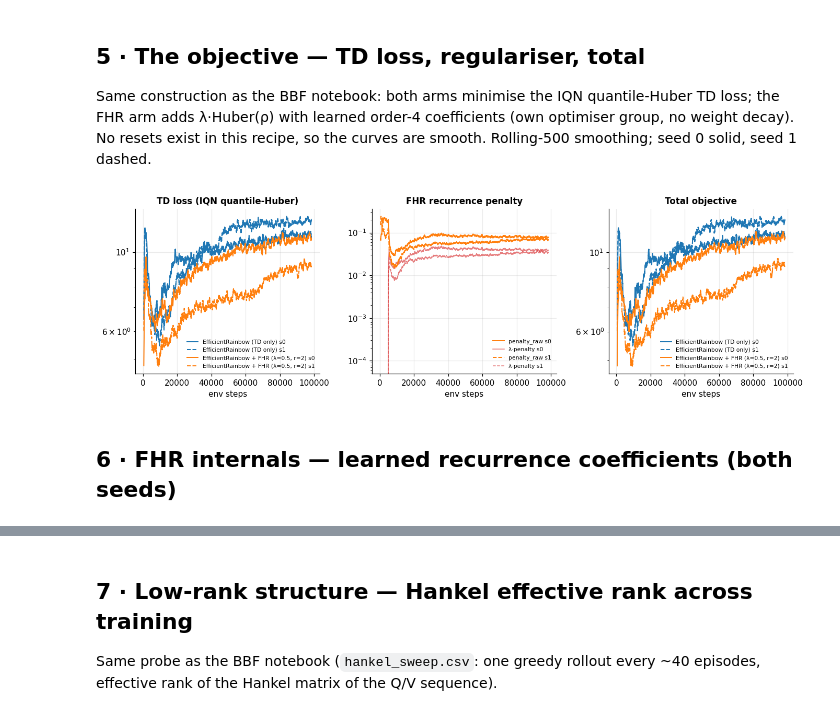
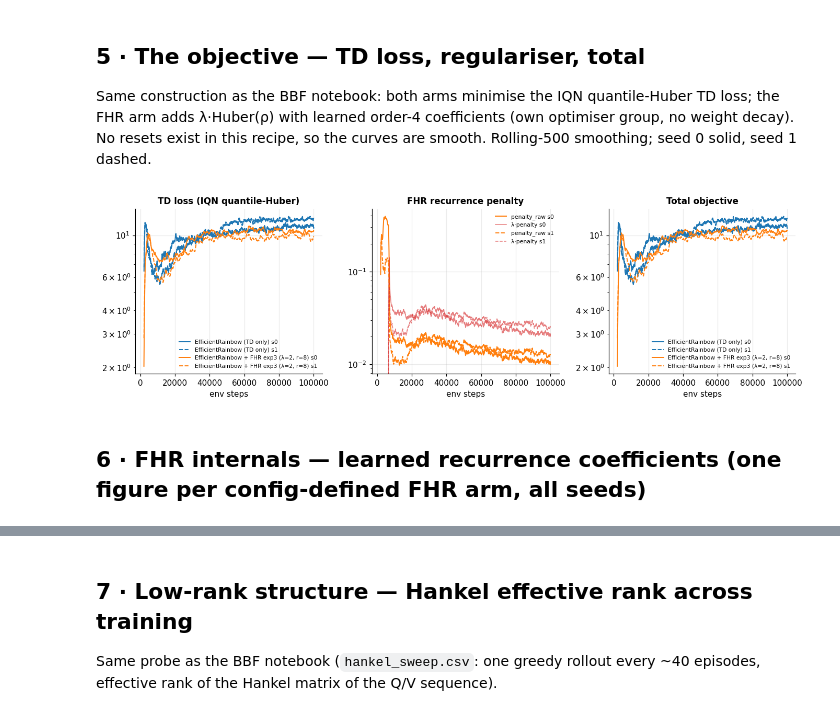
Before and after one commit to Souparna-Mandal/Low-Rank-RL-TL, a Jupyter notebook: experiments/atari/dqn_krull/exp_effrainbow_fhr_krull_results.ipynb, the cells around one changed output, grey strips where cells are left out. Drawn from its saved outputs; the diff is of its cells as text; code cells hidden in the pictures.

```diff
--- a/experiments/atari/dqn_krull/exp_effrainbow_fhr_krull_results.ipynb
+++ b/experiments/atari/dqn_krull/exp_effrainbow_fhr_krull_results.ipynb
@@ -269,30 +333,35 @@ loss; the FHR arm adds λ·Huber(ρ) with learned order-4 coefficients (own opti
 group, no weight decay). No resets exist in this recipe, so the curves are smooth.
 Rolling-500 smoothing; seed 0 solid, seed 1 dashed.
 # %%
+# Diagnostics cadence differs across runs (per-env-step in the early runs,
+# per-training-call after train_frequency_steps went 1 -> 32), so the row
+# index is NOT a shared axis: map rows onto env steps and smooth over a
+# fixed fraction of the run (~0.5%) rather than a fixed row count.
+W0, TMAX = CFG["training"]["warmup_steps"], CFG["training"]["max_env_steps"]
 fig, axes = plt.subplots(1, 3, figsize=(12.5, 3.8))
-K = 500
 for (arm, seed), d in DATA.items():
     g = d["diag"]
-    x = np.arange(len(g))[K - 1:]
-    axes[0].plot(x, smooth(g["td_loss"], K), d["ls"], lw=1.3, color=d["colour"],
+    k = max(5, len(g) // 200)
+    x = np.linspace(W0, TMAX, len(g))[k - 1:]
+    axes[0].plot(x, smooth(g["td_loss"], k), d["ls"], lw=1.3, color=d["colour"],
                  label=f"{d['label']} s{seed}")
     lam = g["lambda_eff"]
     pen_w = np.where(np.isnan(g["penalty_raw"]), 0.0, g["penalty_raw"]) * lam
-    axes[2].plot(x, smooth(g["td_loss"] + pen_w, K), d["ls"], lw=1.3,
+    axes[2].plot(x, smooth(g["td_loss"] + pen_w, k), d["ls"], lw=1.3,
                  color=d["colour"], label=f"{d['label']} s{seed}")
     if np.nanmax(lam) > 0:
-        axes[1].plot(x, smooth(np.nan_to_num(g["penalty_raw"]), K), d["ls"],
+        axes[1].plot(x, smooth(np.nan_to_num(g["penalty_raw"]), k), d["ls"],
                      lw=1.3, color=d["colour"], label=f"penalty_raw s{seed}")
-        axes[1].plot(x, smooth(pen_w, K), d["ls"], lw=1, alpha=0.6,
+        axes[1].plot(x, smooth(pen_w, k), d["ls"], lw=1, alpha=0.6,
                      color="tab:red", label=f"λ·penalty s{seed}")
 axes[0].set(title="TD loss (IQN quantile-Huber)", xlabel="env steps", yscale="log")
 axes[1].set(title="FHR recurrence penalty", xlabel="env steps", yscale="log")
 axes[2].set(title="Total objective", xlabel="env steps", yscale="log")
 for a in axes:
     a.legend(fontsize=7)
 plt.tight_layout()
 # %% [output]
-[figure, old version]
+[figure, new version]
 # %% [markdown]
-## 6 · FHR internals — learned recurrence coefficients (both seeds)
+## 6 · FHR internals — learned recurrence coefficients (one figure per config-defined FHR arm, all seeds)
 # %%
```
Also changed, not shown: parts of 13 cells of this notebook, 3 other files.
